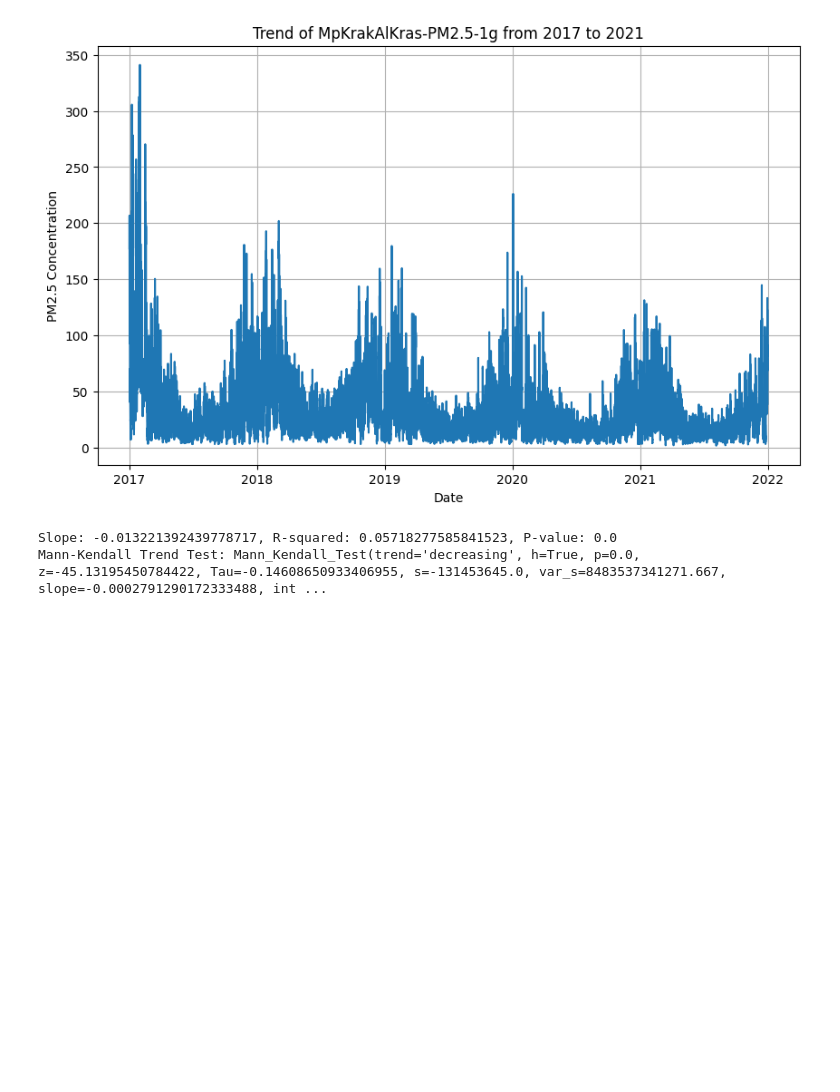
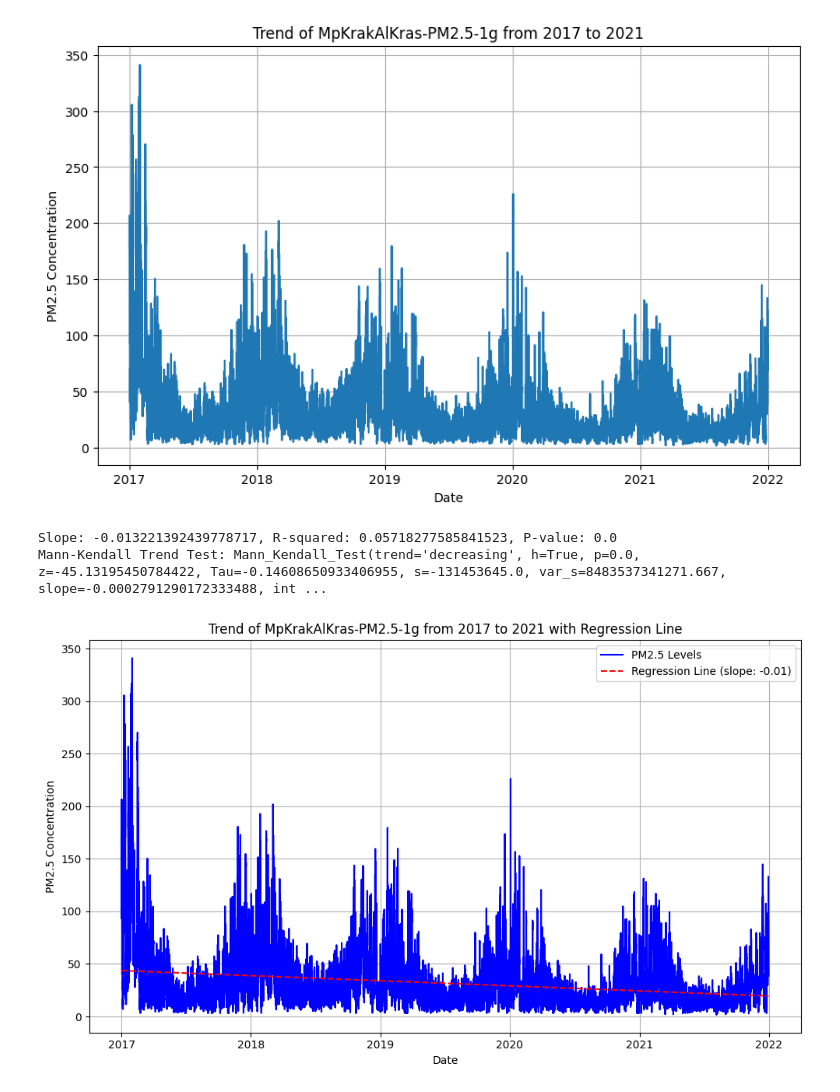
Before and after one commit to mina-naseh/environmental-data-analysis, a Jupyter notebook: Frania_Naseh_Project1.ipynb, the cells around one changed output. Saved outputs shown, nothing was run; the diff lists cells and outputs as text; code cells hidden in the pictures; blank space fills up the shorter version.

```diff
--- a/Frania_Naseh_Project1.ipynb
+++ b/Frania_Naseh_Project1.ipynb
@@ -533,3 +533,41 @@ print(f"Mann-Kendall Trend Test: {mk_test}")
 [figure]
 Slope: -0.013221392439778717, R-squared: 0.05718277585841523, P-value: 0.0
 Mann-Kendall Trend Test: Mann_Kendall_Test(trend='decreasing', h=True, p=0.0, z=-45.13195450784422, Tau=-0.14608650933406955, s=-131453645.0, var_s=8483537341271.667, slope=-0.0002791290172333488, int ...
+# %%
+# Example: PM2.5 at MpKrakAlKras
+station_column = 'MpKrakAlKras-PM2.5-1g'
+
+# Load the dataset
+data = pd.read_csv(data_out + 'cleaned_PM25_data.csv')
+data['Time'] = pd.to_datetime(data['Time'])
+data.set_index('Time', inplace=True)
+
+# Filter for dates between 01/01/2017 and 31/12/2021
+data = data[(data.index >= '2017-01-01') & (data.index <= '2021-12-31')]
+
+# Select the pollutant data for analysis
+pm25_data = data[station_column].dropna()
+
+# Convert datetime index to ordinals (numbers) for regression
+x_values = pm25_data.index.map(pd.Timestamp.toordinal)
+y_values = pm25_data.values
+
+# Perform Linear Regression
+slope, intercept, r_value, p_value, std_err = linregress(x_values, y_values)
+
+# Create regression line values
+regression_line = intercept + slope * x_values
+
+# Time Series Plot with Regression Line
+plt.figure(figsize=(10, 6))
+plt.plot(pm25_data.index, y_values, label='PM2.5 Levels', color='blue')
+plt.plot(pm25_data.index, regression_line, label=f'Regression Line (slope: {slope:.2f})', color='red', linestyle='--')
+plt.title(f'Trend of {station_column} from 2017 to 2021 with Regression Line')
+plt.xlabel('Date')
+plt.ylabel('PM2.5 Concentration')
+plt.grid(True)
+plt.legend()
+plt.tight_layout()
+plt.show()
+# %% [output]
+[figure, added]
```
Also changed, not shown: parts of 1 cell of this notebook.
